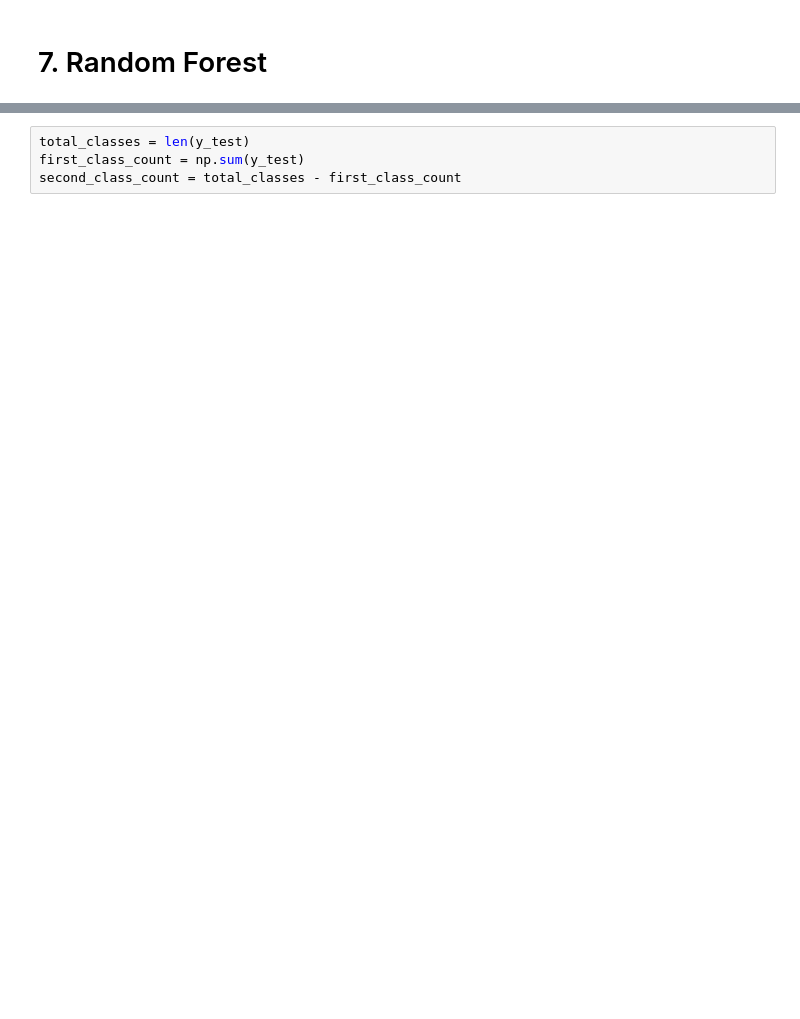
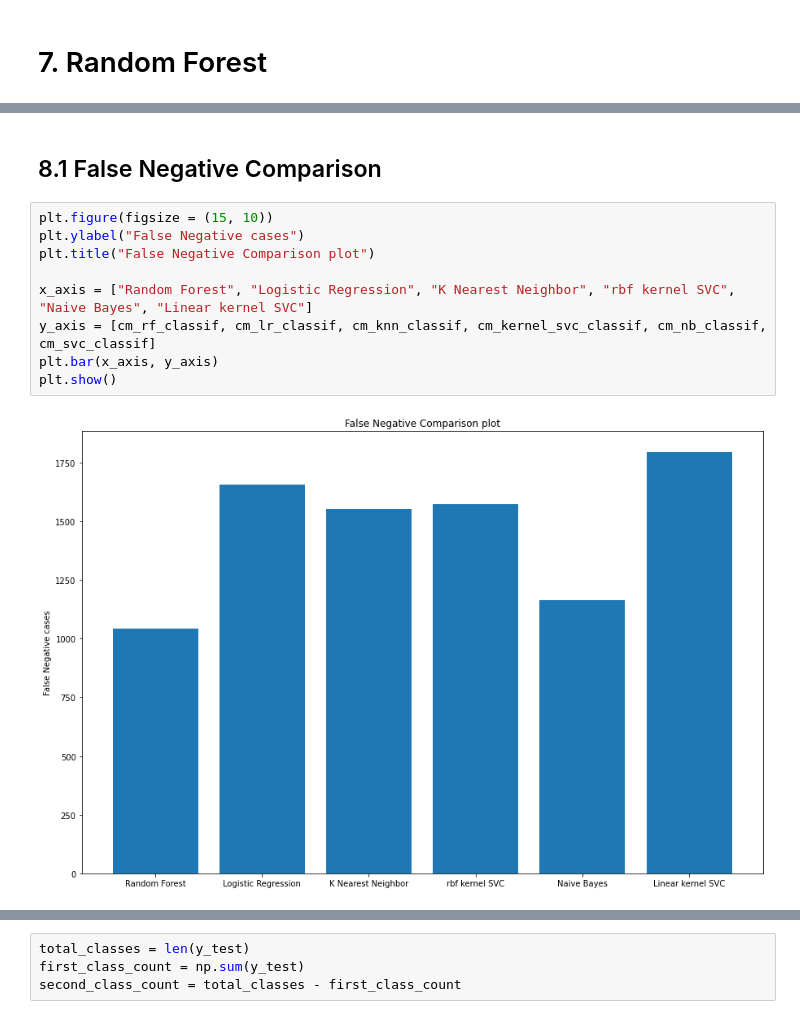
Before and after one commit to Pooya-Oladazimi/kaggle-codes, a Jupyter notebook: Nasa_Nearest_Earth_Objects/nase_nearest_objects.ipynb, the cells around one changed output, grey strips where cells are left out. Cells and saved outputs as stored; diff of their text form; blank space fills up the shorter version.

```diff
--- a/Nasa_Nearest_Earth_Objects/nase_nearest_objects.ipynb
+++ b/Nasa_Nearest_Earth_Objects/nase_nearest_objects.ipynb
@@ -245 +262,14 @@ Base Line Accuracy is: 0.907
+# %% [markdown]
+## 8.1 False Negative Comparison
+# %%
+plt.figure(figsize = (15, 10))
+plt.ylabel("False Negative cases")
+plt.title("False Negative Comparison plot")
+
+x_axis = ["Random Forest", "Logistic Regression", "K Nearest Neighbor", "rbf kernel SVC", "Naive Bayes", "Linear kernel SVC"]
+y_axis = [cm_rf_classif, cm_lr_classif, cm_knn_classif, cm_kernel_svc_classif, cm_nb_classif, cm_svc_classif]
+plt.bar(x_axis, y_axis)
+plt.show()
+# %% [output]
+[figure, added]
 # %% [markdown]
```
Also changed, not shown: parts of 28 cells of this notebook.
